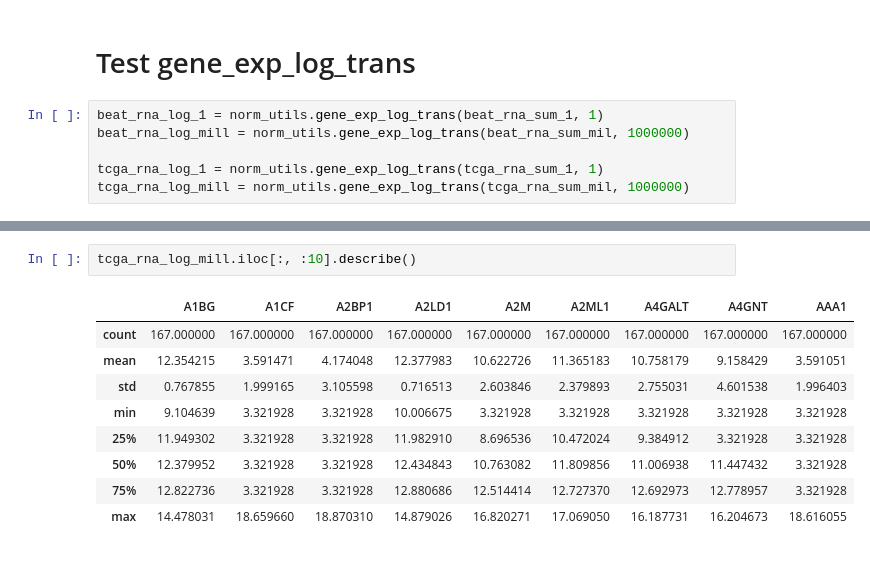
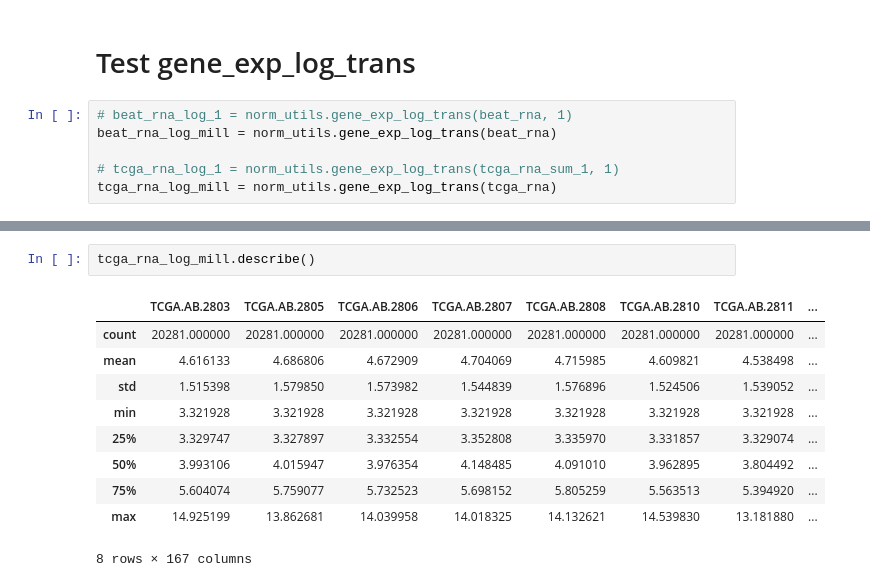
Before and after one commit to Eden5165/workshop_genomic, a Jupyter notebook: test_norm_utils.ipynb, the cells around one changed output, grey strips where cells are left out. Cells and saved outputs as stored; diff of their text form.

```diff
--- a/test_norm_utils.ipynb
+++ b/test_norm_utils.ipynb
@@ -106,8 +108,8 @@ tcga_rna_sum_mil.head()
 # %% [markdown]
 # Test gene_exp_log_trans
 # %%
-beat_rna_log_1 = norm_utils.gene_exp_log_trans(beat_rna_sum_1, 1)
-beat_rna_log_mill = norm_utils.gene_exp_log_trans(beat_rna_sum_mil, 1000000)
+# beat_rna_log_1 = norm_utils.gene_exp_log_trans(beat_rna, 1)
+beat_rna_log_mill = norm_utils.gene_exp_log_trans(beat_rna)
 
-tcga_rna_log_1 = norm_utils.gene_exp_log_trans(tcga_rna_sum_1, 1)
-tcga_rna_log_mill = norm_utils.gene_exp_log_trans(tcga_rna_sum_mil, 1000000)
+# tcga_rna_log_1 = norm_utils.gene_exp_log_trans(tcga_rna_sum_1, 1)
+tcga_rna_log_mill = norm_utils.gene_exp_log_trans(tcga_rna)
@@ -150,12 +142,13 @@ tcga_rna_log_1.iloc[:, :10].describe()
 # %%
-tcga_rna_log_mill.iloc[:, :10].describe()
+tcga_rna_log_mill.describe()
 # %% [output]
-|  | A1BG | A1CF | A2BP1 | A2LD1 | A2M | A2ML1 | A4GALT | A4GNT | AAA1 |
-| count | 167.000000 | 167.000000 | 167.000000 | 167.000000 | 167.000000 | 167.000000 | 167.000000 | 167.000000 | 167.000000 |
-| mean | 12.354215 | 3.591471 | 4.174048 | 12.377983 | 10.622726 | 11.365183 | 10.758179 | 9.158429 | 3.591051 |
-| std | 0.767855 | 1.999165 | 3.105598 | 0.716513 | 2.603846 | 2.379893 | 2.755031 | 4.601538 | 1.996403 |
-| min | 9.104639 | 3.321928 | 3.321928 | 10.006675 | 3.321928 | 3.321928 | 3.321928 | 3.321928 | 3.321928 |
-| 25% | 11.949302 | 3.321928 | 3.321928 | 11.982910 | 8.696536 | 10.472024 | 9.384912 | 3.321928 | 3.321928 |
-| 50% | 12.379952 | 3.321928 | 3.321928 | 12.434843 | 10.763082 | 11.809856 | 11.006938 | 11.447432 | 3.321928 |
-| 75% | 12.822736 | 3.321928 | 3.321928 | 12.880686 | 12.514414 | 12.727370 | 12.692973 | 12.778957 | 3.321928 |
-| max | 14.478031 | 18.659660 | 18.870310 | 14.879026 | 16.820271 | 17.069050 | 16.187731 | 16.204673 | 18.616055 |
+|  | TCGA.AB.2803 | TCGA.AB.2805 | TCGA.AB.2806 | TCGA.AB.2807 | TCGA.AB.2808 | TCGA.AB.2810 | TCGA.AB.2811 | ... |
+| count | 20281.000000 | 20281.000000 | 20281.000000 | 20281.000000 | 20281.000000 | 20281.000000 | 20281.000000 | ... |
+| mean | 4.616133 | 4.686806 | 4.672909 | 4.704069 | 4.715985 | 4.609821 | 4.538498 | ... |
+| std | 1.515398 | 1.579850 | 1.573982 | 1.544839 | 1.576896 | 1.524506 | 1.539052 | ... |
+| min | 3.321928 | 3.321928 | 3.321928 | 3.321928 | 3.321928 | 3.321928 | 3.321928 | ... |
+| 25% | 3.329747 | 3.327897 | 3.332554 | 3.352808 | 3.335970 | 3.331857 | 3.329074 | ... |
+| 50% | 3.993106 | 4.015947 | 3.976354 | 4.148485 | 4.091010 | 3.962895 | 3.804492 | ... |
+| 75% | 5.604074 | 5.759077 | 5.732523 | 5.698152 | 5.805259 | 5.563513 | 5.394920 | ... |
+| max | 14.925199 | 13.862681 | 14.039958 | 14.018325 | 14.132621 | 14.539830 | 13.181880 | ... |
+8 rows × 167 columns
```
Also changed, not shown: parts of 12 cells of this notebook, 10 other files.
